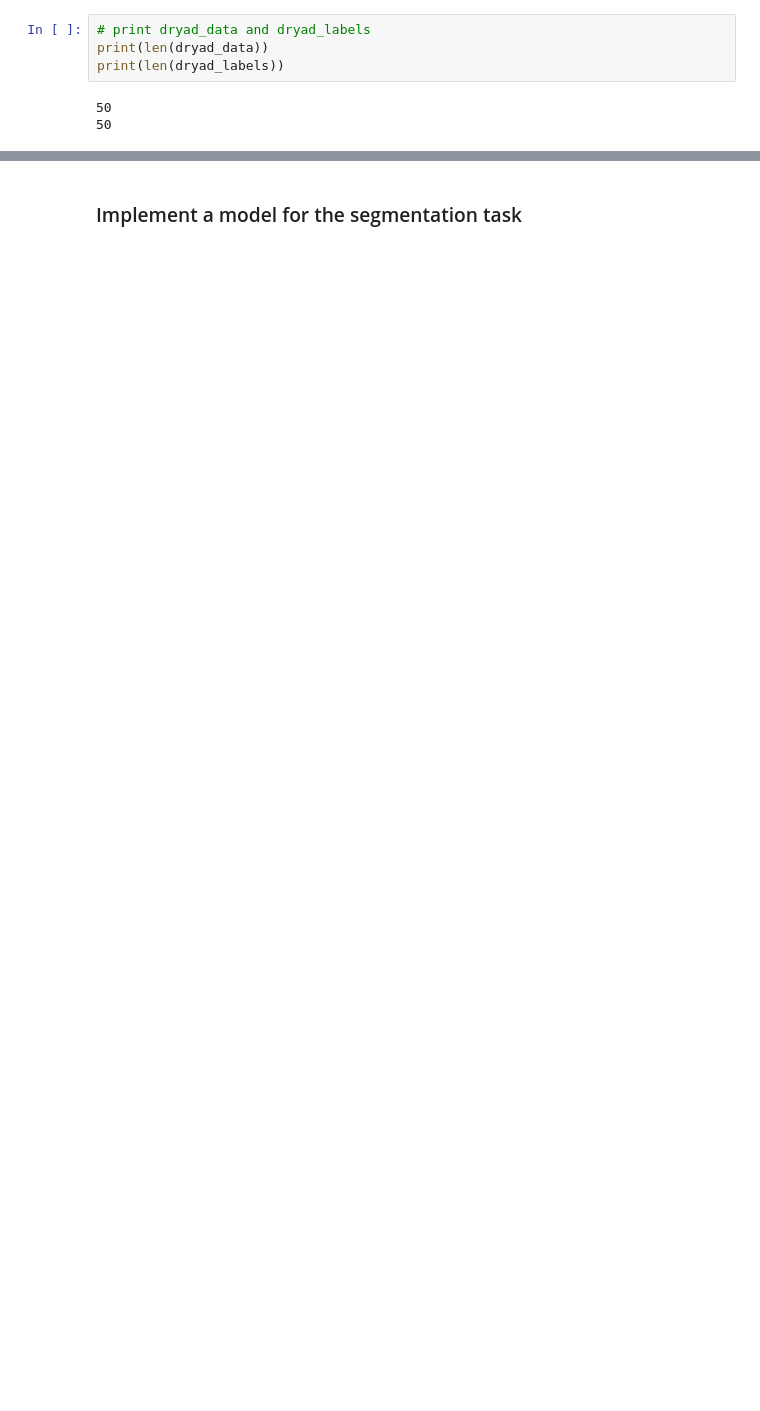
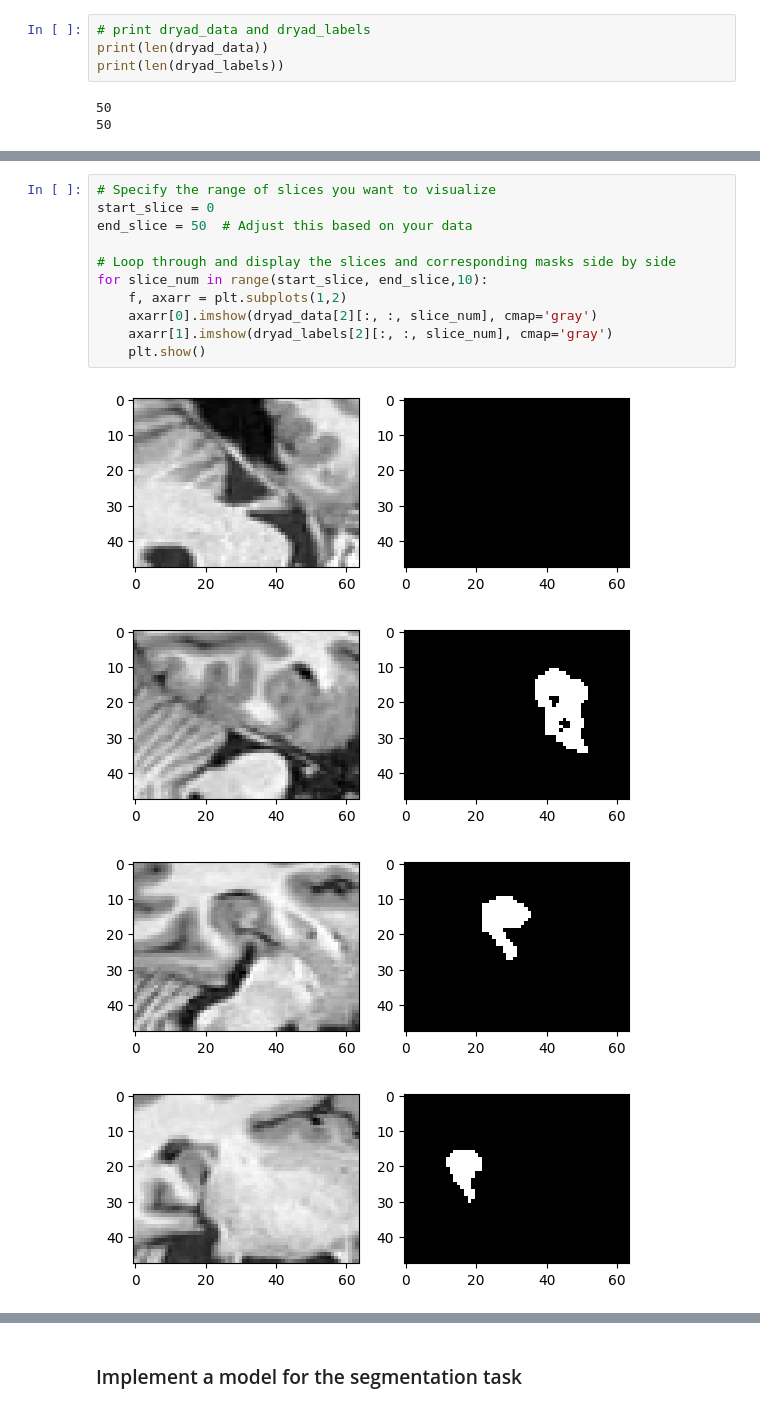
Before and after one commit to Anika-Roy/Hippocampus-Segmentation, a Jupyter notebook: task.ipynb, the cells around one changed output, grey strips where cells are left out. Drawn from its saved outputs; the diff is of its cells as text; blank space fills up the shorter version.

```diff
--- a/task.ipynb
+++ b/task.ipynb
@@ -88,0 +90,16 @@ plt.show()
+# %%
+# Specify the range of slices you want to visualize
+start_slice = 0
+end_slice = 50  # Adjust this based on your data
+
+# Loop through and display the slices and corresponding masks side by side
+for slice_num in range(start_slice, end_slice,10):
+    f, axarr = plt.subplots(1,2)
+    axarr[0].imshow(dryad_data[2][:, :, slice_num], cmap='gray')
+    axarr[1].imshow(dryad_labels[2][:, :, slice_num], cmap='gray')
+    plt.show()
+# %% [output]
+[figure, added]
+[figure, added]
+[figure, added]
+[figure, added]
```
Also changed, not shown: parts of 9 cells of this notebook.
